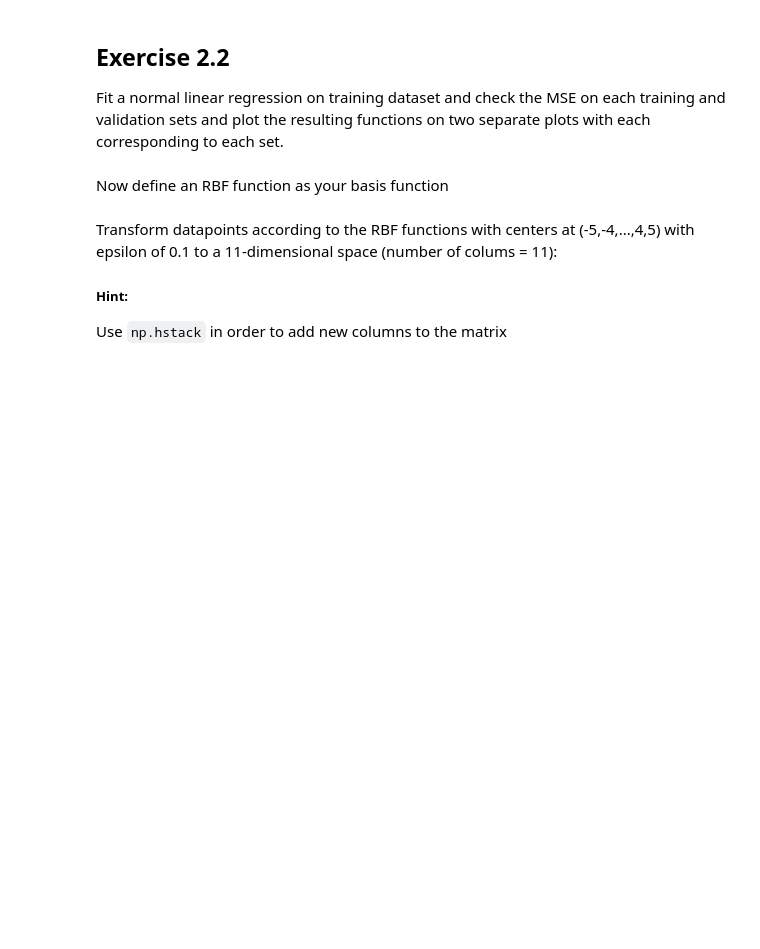
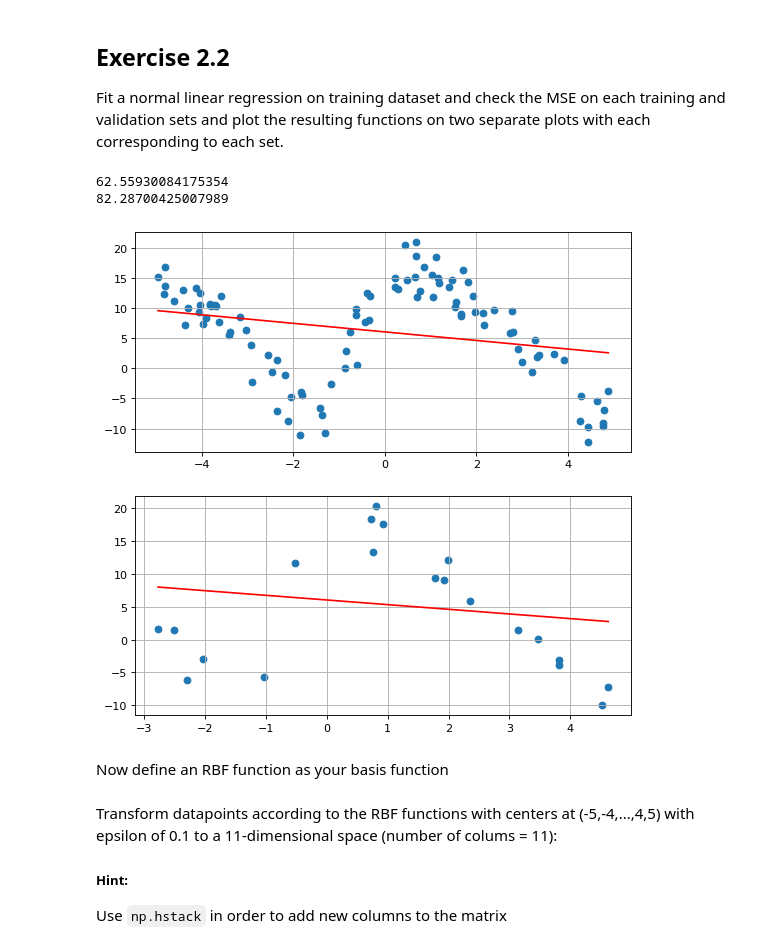
Before and after one commit to RakNoel/INF264, a Jupyter notebook: Ex2/LinearModels_ex2.ipynb, the cells around one changed output. Cells and saved outputs as stored; diff of their text form; code cells hidden in the pictures; blank space fills up the shorter version.

```diff
--- a/Ex2/LinearModels_ex2.ipynb
+++ b/Ex2/LinearModels_ex2.ipynb
@@ -239,22 +340,41 @@ ax2.scatter(X_val,y_val)
 Fit a normal linear regression on training dataset and check the MSE on each training and validation sets and plot the resulting functions on two separate plots with each corresponding to each set.
 # %%
 from sklearn.metrics import mean_squared_error
+from sklearn.linear_model import LinearRegression
+
+
 # TODO
 # Use sklearn to fit a linear regression on the training data
 
-y_ =
-y_val_ =
+
+
+lin_reg = LinearRegression()
+lin_reg.fit(X, y)
+
+
+
+
+y_ = y_ = lin_reg.predict(X)
+
+y_val_ = lin_reg.predict(X_val)
 # use mean_squared_error from sklearn.metrics to calculate MSE
-print(mean_squared_error(,))
-print(mean_squared_error(,))
+print(mean_squared_error(y_,y))
+print(mean_squared_error(y_val_,y_val))
 
 # plot the function
 fig , (ax1,ax2) = plt.subplots(2,figsize=(8, 8), dpi=80)
 ax1.scatter(X,y)
 ax2.scatter(X_val,y_val)
 
 ax1.plot(X,y_,color='r')
 ax2.plot(X_val,y_val_,color='r')
+
+ax1.grid()
+ax2.grid()
+# %% [output]
+62.55930084175354
+82.28700425007989
+[figure, added]
 # %% [markdown]
 Now define an RBF function as your basis function
 # %%
```
Also changed, not shown: parts of 21 cells of this notebook.
